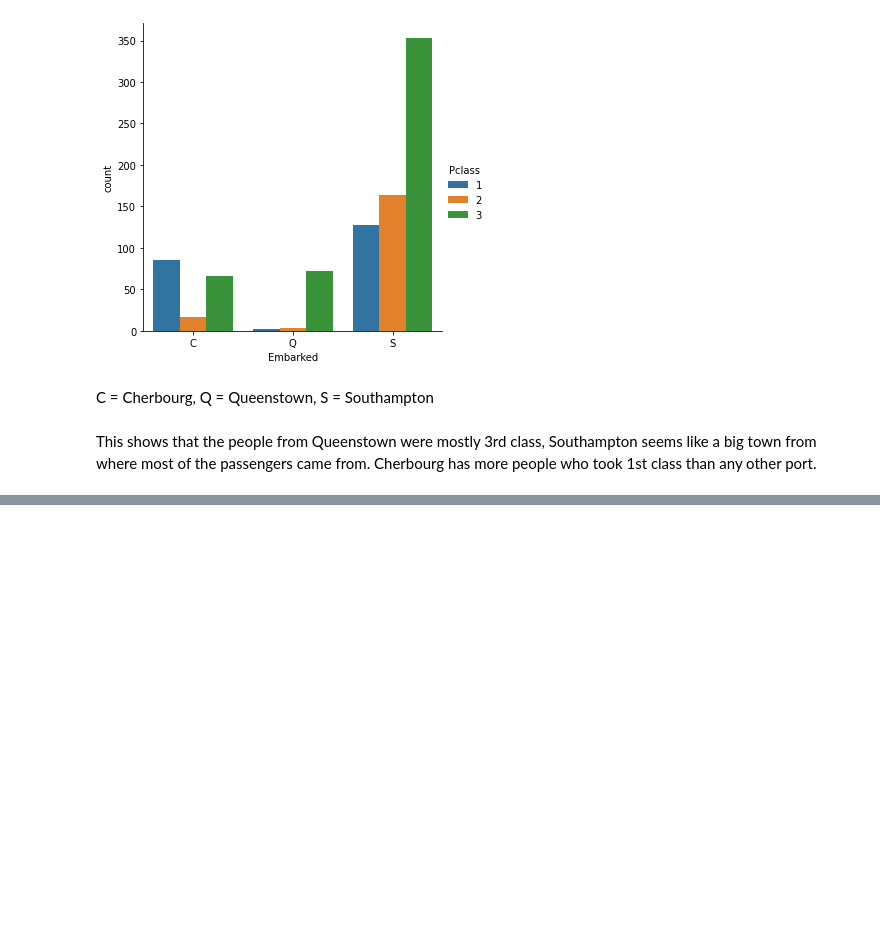
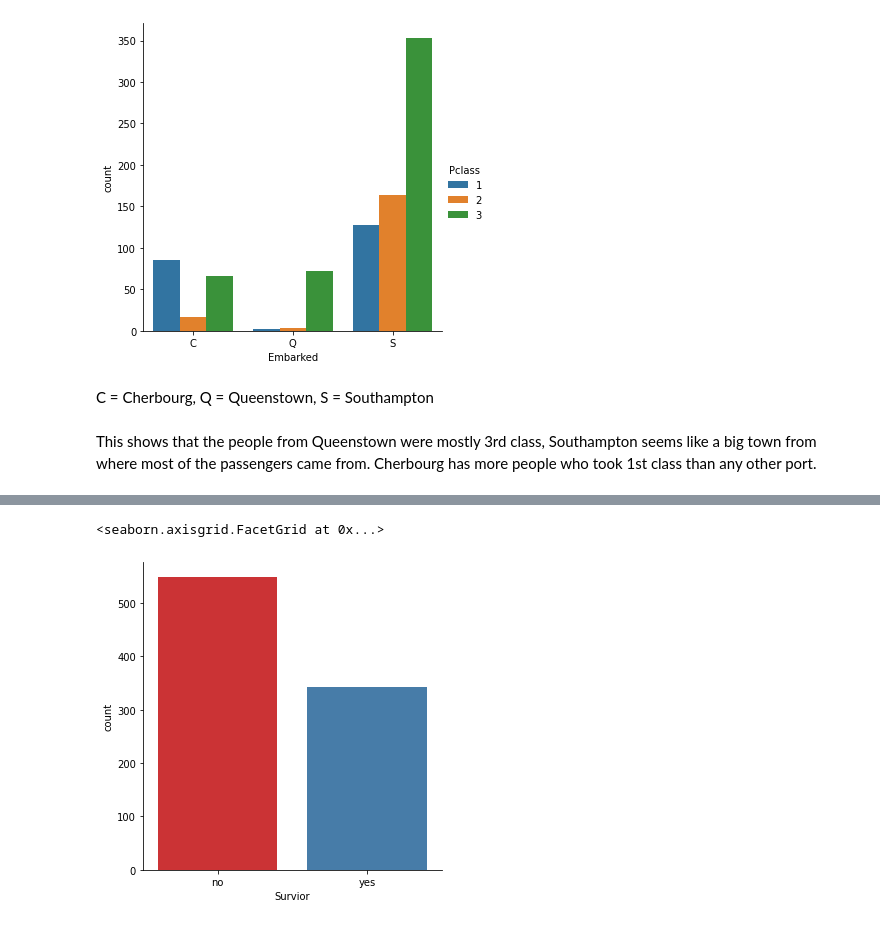
Before and after one commit to CaptainJack2491/Titanic_database, a Jupyter notebook: Titanic.ipynb, the cells around one changed output, grey strips where cells are left out. Cells and saved outputs as stored; diff of their text form; code cells hidden in the pictures; blank space fills up the shorter version.

```diff
--- a/Titanic.ipynb
+++ b/Titanic.ipynb
@@ -209,0 +261,6 @@ This shows that the people from Queenstown were mostly 3rd class, Southampton se
+# %%
+titanic_df['Survior'] = titanic_df.Survived.map({0 : 'no', 1 : 'yes'})
+sns.catplot(x='Survior', data=titanic_df, kind='count', palette='Set1')
+# %% [output]
+<seaborn.axisgrid.FacetGrid at 0x...>
+[figure, added]
```
Also changed, not shown: parts of 23 cells of this notebook.
